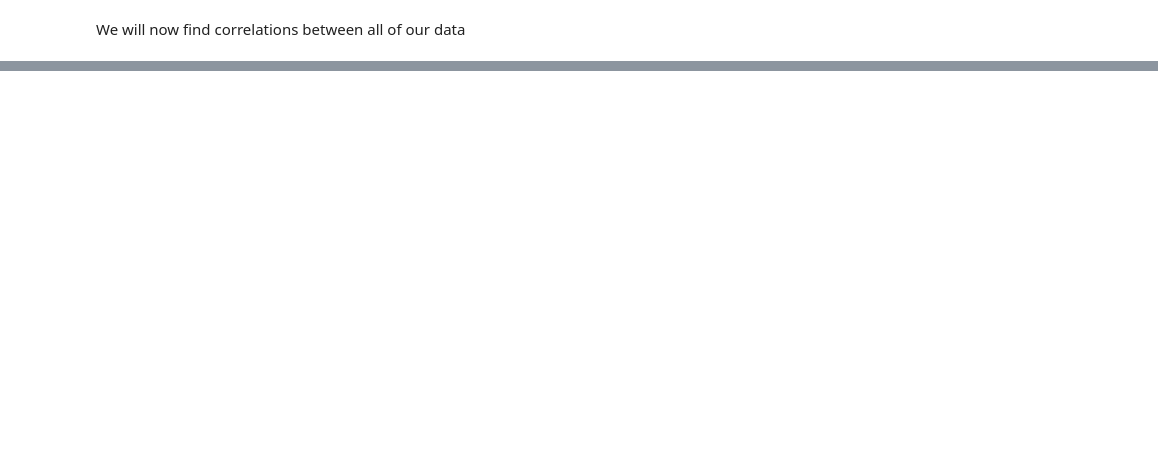
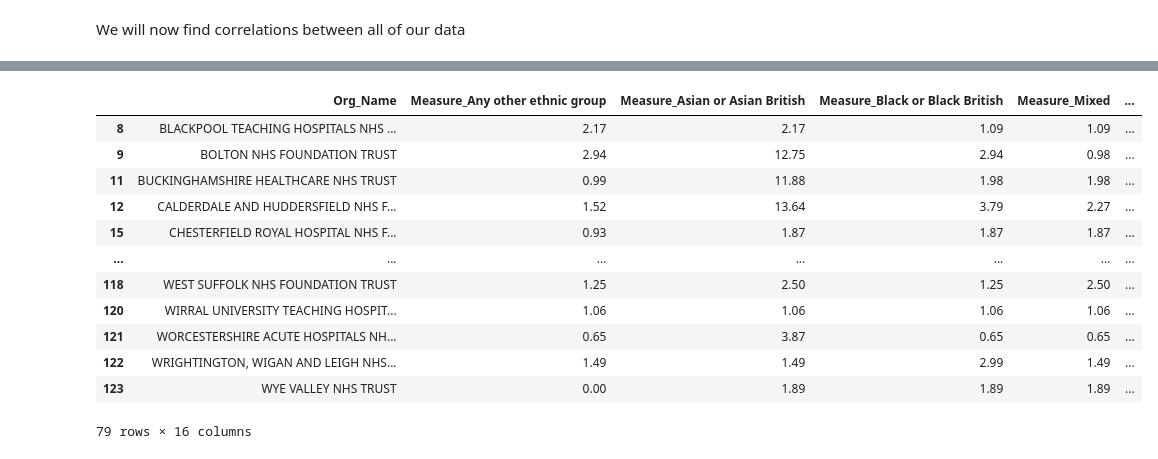
Before and after one commit to richardcornall/NHS-maternity-analysis, a Jupyter notebook: maternity analysis.ipynb, the cells around one changed output, grey strips where cells are left out. Saved outputs shown, nothing was run; the diff lists cells and outputs as text; code cells hidden in the pictures; blank space fills up the shorter version.

```diff
--- a/maternity analysis.ipynb
+++ b/maternity analysis.ipynb
@@ -75,6 +75,21 @@ def pearson_correlation_debug(x, y):
         return float('nan')
     r = covariance / (std_x * std_y)
     return r
+# %%
+def remove_outliers(df):
+
+    df_clean = df.copy()
+
+    for col in df.columns:
+        if df[col].dtype.kind in 'bifc':
+            Q1 = df[col].quantile(0.25)
+            Q3 = df[col].quantile(0.75)
+            IQR = Q3 - Q1
+            lower_bound = Q1 - 1.5 * IQR
+            upper_bound = Q3 + 1.5 * IQR
+            df_clean = df_clean[(df_clean[col] >= lower_bound) & (df_clean[col] <= upper_bound)]
+
+    return df_clean
 # %%
 def pearson_correlation_with_pvalue_debug(x, y):
     n = len(x)
@@ -978,0 +987,17 @@ strong multicollinearity or other numerical problems.
+# %%
+centraldf_no_outliers = remove_outliers(centraldf)
+centraldf_no_outliers
+# %% [output]
+|  | Org_Name | Measure_Any other ethnic group | Measure_Asian or Asian British | Measure_Black or Black British | Measure_Mixed | ... |
+| 8 | BLACKPOOL TEACHING HOSPITALS NHS ... | 2.17 | 2.17 | 1.09 | 1.09 | ... |
+| 9 | BOLTON NHS FOUNDATION TRUST | 2.94 | 12.75 | 2.94 | 0.98 | ... |
+| 11 | BUCKINGHAMSHIRE HEALTHCARE NHS TRUST | 0.99 | 11.88 | 1.98 | 1.98 | ... |
+| 12 | CALDERDALE AND HUDDERSFIELD NHS F... | 1.52 | 13.64 | 3.79 | 2.27 | ... |
+| 15 | CHESTERFIELD ROYAL HOSPITAL NHS F... | 0.93 | 1.87 | 1.87 | 1.87 | ... |
+| ... | ... | ... | ... | ... | ... | ... |
+| 118 | WEST SUFFOLK NHS FOUNDATION TRUST | 1.25 | 2.50 | 1.25 | 2.50 | ... |
+| 120 | WIRRAL UNIVERSITY TEACHING HOSPIT... | 1.06 | 1.06 | 1.06 | 1.06 | ... |
+| 121 | WORCESTERSHIRE ACUTE HOSPITALS NH... | 0.65 | 3.87 | 0.65 | 0.65 | ... |
+| 122 | WRIGHTINGTON, WIGAN AND LEIGH NHS... | 1.49 | 1.49 | 2.99 | 1.49 | ... |
+| 123 | WYE VALLEY NHS TRUST | 0.00 | 1.89 | 1.89 | 1.89 | ... |
+79 rows × 16 columns
```
Also changed, not shown: parts of 47 cells of this notebook.
